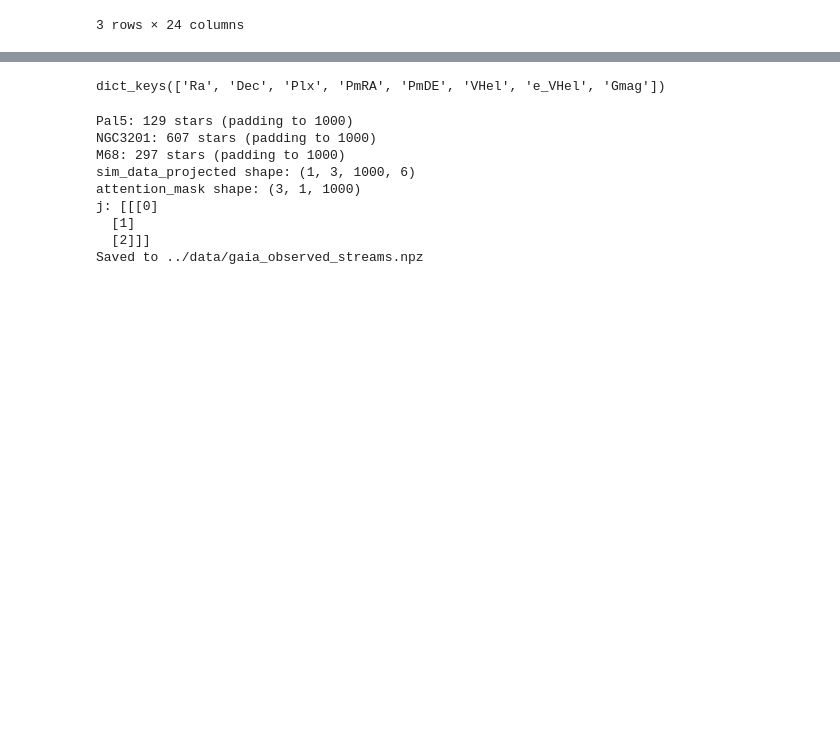
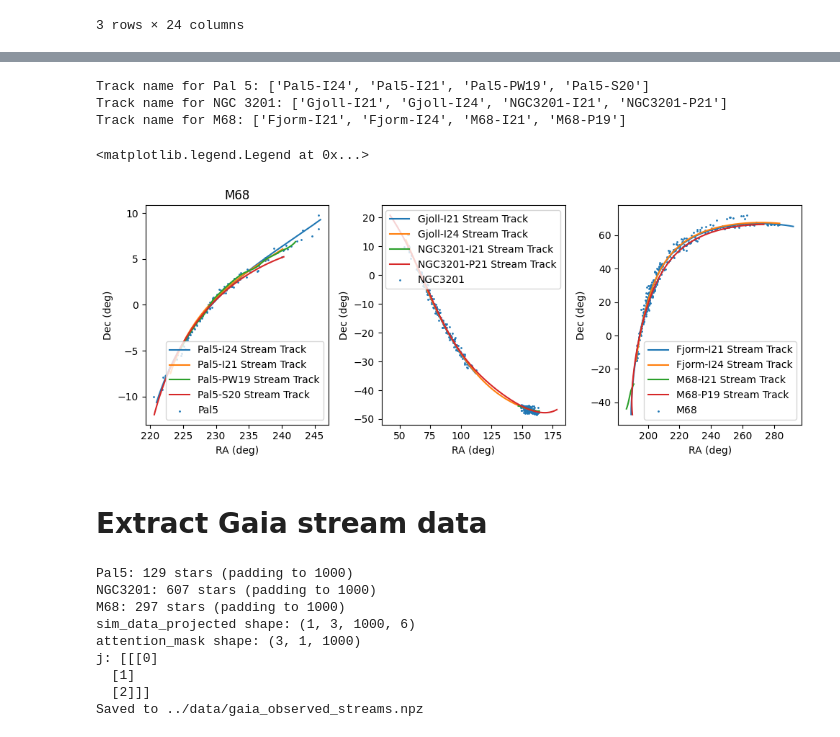
Before and after one commit to vepe99/diffusion-experiments, a Jupyter notebook: case_study5/project_stream/notebooks/read_GaiaD3.ipynb, the cells around one changed output, grey strips where cells are left out. Drawn from its saved outputs; the diff is of its cells as text; code cells hidden in the pictures; blank space fills up the shorter version.

Commit message:
need to modify the stream_track cut

```diff
--- a/case_study5/project_stream/notebooks/read_GaiaD3.ipynb
+++ b/case_study5/project_stream/notebooks/read_GaiaD3.ipynb
@@ -125,0 +127,2 @@ M68: 297 stars
+# %%
+mws = galstreams.MWStreams(verbose=False, implement_Off=True, print_topcat_friendly_files=False);
@@ -126,7 +168,61 @@ M68: 297 stars
 # %%
-particles['Pal5'].keys()
+track_name_Pal5 = mws.get_track_names_for_stream('Pal5', On_only=True)
+track_name_NGC3201 = mws.get_track_names_for_stream('NGC3201', On_only=True)
+track_name_M68 = mws.get_track_names_for_stream('M68', On_only=True)
+
+print("Track name for Pal 5:", track_name_Pal5)
+print("Track name for NGC 3201:", track_name_NGC3201)
+print("Track name for M68:", track_name_M68)
+
+
+fig = plt.figure(figsize=(10,4), tight_layout=True)
+ax = fig.add_subplot(131)
+ax.set_xlabel('RA (deg)')
+ax.set_ylabel('Dec (deg)')
+ax2 = fig.add_subplot(132)
+ax2.set_xlabel('RA (deg)')
+ax2.set_ylabel('Dec (deg)')
+ax3 = fig.add_subplot(133)
+ax3.set_xlabel('RA (deg)')
+ax3.set_ylabel('Dec (deg)')
+
+for name in track_name_Pal5:
+    track = mws[name].track
+    ax.plot(track.ra, track.dec, label=f'{name} Stream Track', )
+
+for name in track_name_NGC3201:
+    track = mws[name].track
+    ax2.plot(track.ra, track.dec, label=f'{name} Stream Track', )
+# track_ngc3201 = mws[track_name_NGC3201[3]].track
+# ax2.plot(track_ngc3201.ra, track_ngc3201.dec, label='NGC 3201 Stream Track', color='orange')
+
+for name in track_name_M68:
+    track = mws[name].track
+    ax3.plot(track.ra, track.dec, label=f'{name} Stream Track', )
+# track_m68 = mws[track_name_M68[0]].track
+# ax3.plot(track_m68.ra, track_m68.dec, label='M68 Stream Track', color='green')
+
+
+for i, name in enumerate(name_to_plot):
+    if i==0:
+        ax.scatter(particles[name]['Ra'], particles[name]['Dec'], s=1, label=name)
+    elif i==1:
+        ax2.scatter(particles[name]['Ra'], particles[name]['Dec'], s=1, label=name)
+    else:
+        ax3.scatter(particles[name]['Ra'], particles[name]['Dec'], s=1, label=name)
+    ax.set_title(name)
+
+ax.legend()
+ax2.legend()
+ax3.legend()
 # %% [output]
-dict_keys(['Ra', 'Dec', 'Plx', 'PmRA', 'PmDE', 'VHel', 'e_VHel', 'Gmag'])
+Track name for Pal 5: ['Pal5-I24', 'Pal5-I21', 'Pal5-PW19', 'Pal5-S20']
+Track name for NGC 3201: ['Gjoll-I21', 'Gjoll-I24', 'NGC3201-I21', 'NGC3201-P21']
+Track name for M68: ['Fjorm-I21', 'Fjorm-I24', 'M68-I21', 'M68-P19']
+<matplotlib.legend.Legend at 0x...>
+[figure, added]
+# %% [markdown]
+# Extract Gaia stream data
 # %%
 # Cell to add after particles['Pal5'].keys()
 
```
Also changed, not shown: parts of 4 cells of this notebook.
